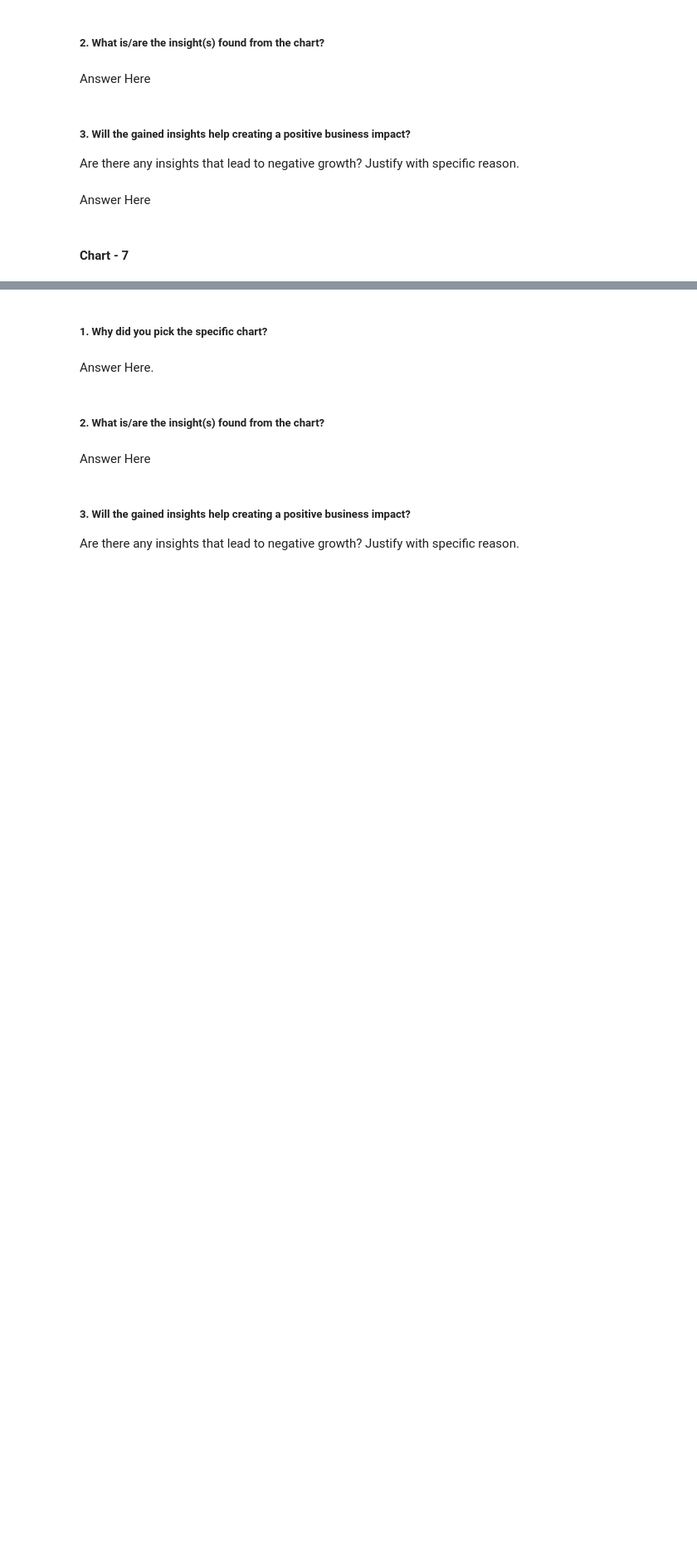
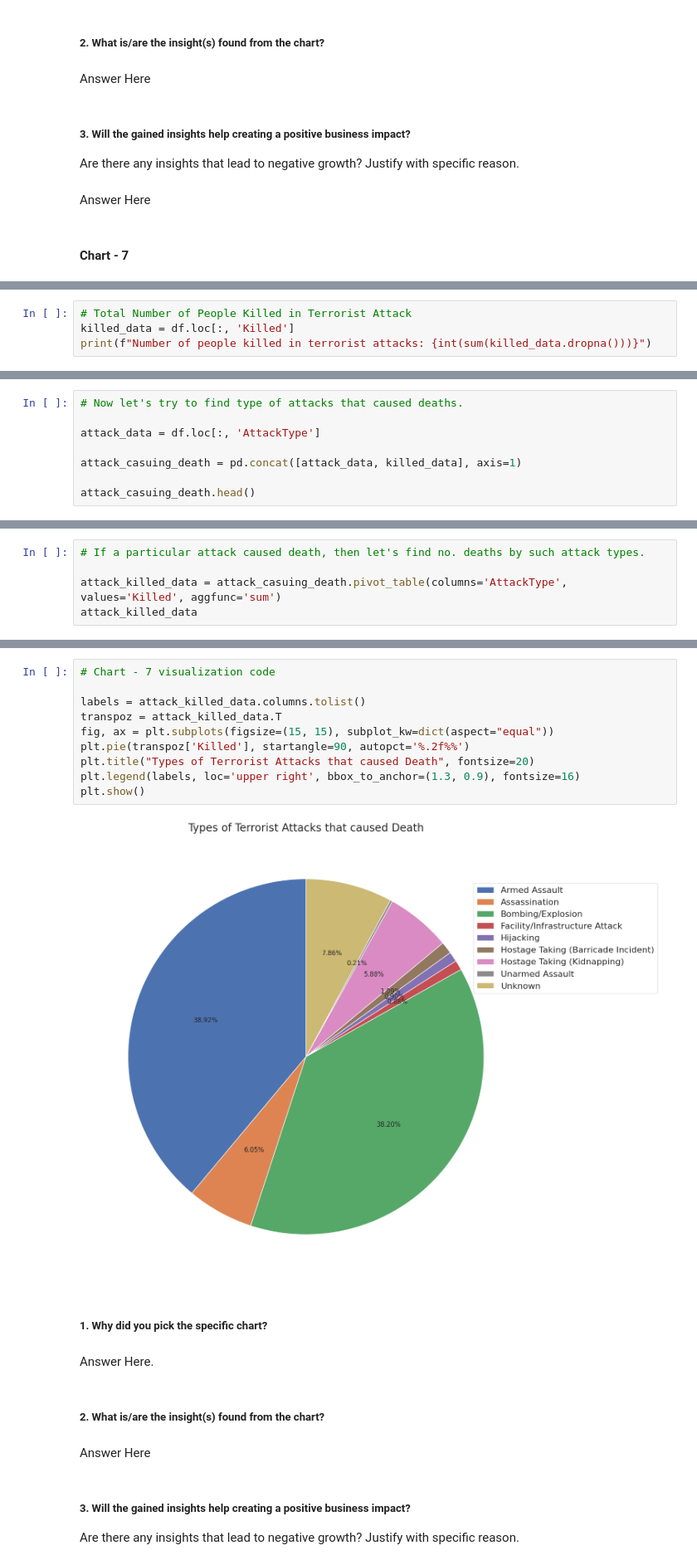
Before and after one commit to Shubham-kumar149/Data-Visualization-With-Python, a Jupyter notebook: Capstone_Project_EDA_on_Global_Terrorism_Dataset.ipynb, the cells around one changed output, grey strips where cells are left out. Shown at 83% size. Saved outputs shown, nothing was run; the diff lists cells and outputs as text; blank space fills up the shorter version.

```diff
--- a/Capstone_Project_EDA_on_Global_Terrorism_Dataset.ipynb
+++ b/Capstone_Project_EDA_on_Global_Terrorism_Dataset.ipynb
@@ -567,0 +574,4 @@ Answer Here
+# %%
+# Total Number of People Killed in Terrorist Attack
+killed_data = df.loc[:, 'Killed']
+print(f"Number of people killed in terrorist attacks: {int(sum(killed_data.dropna()))}")
@@ -567,0 +580,8 @@ Answer Here
+# %%
+# Now let's try to find type of attacks that caused deaths.
+
+attack_data = df.loc[:, 'AttackType']
+
+attack_casuing_death = pd.concat([attack_data, killed_data], axis=1)
+
+attack_casuing_death.head()
@@ -567,0 +595,5 @@ Answer Here
+# %%
+# If a particular attack caused death, then let's find no. deaths by such attack types.
+
+attack_killed_data = attack_casuing_death.pivot_table(columns='AttackType', values='Killed', aggfunc='sum')
+attack_killed_data
@@ -568,3 +603,15 @@ Answer Here
+# %%
+# Chart - 7 visualization code
+
+labels = attack_killed_data.columns.tolist()
+transpoz = attack_killed_data.T
+fig, ax = plt.subplots(figsize=(15, 15), subplot_kw=dict(aspect="equal"))
+plt.pie(transpoz['Killed'], startangle=90, autopct='%.2f%%')
+plt.title("Types of Terrorist Attacks that caused Death", fontsize=20)
+plt.legend(labels, loc='upper right', bbox_to_anchor=(1.3, 0.9), fontsize=16)
+plt.show()
+# %% [output]
+[figure, added]
 # %% [markdown]
 ##### 1. Why did you pick the specific chart?
 # %% [markdown]
```
Also changed, not shown: parts of 8 cells of this notebook.
